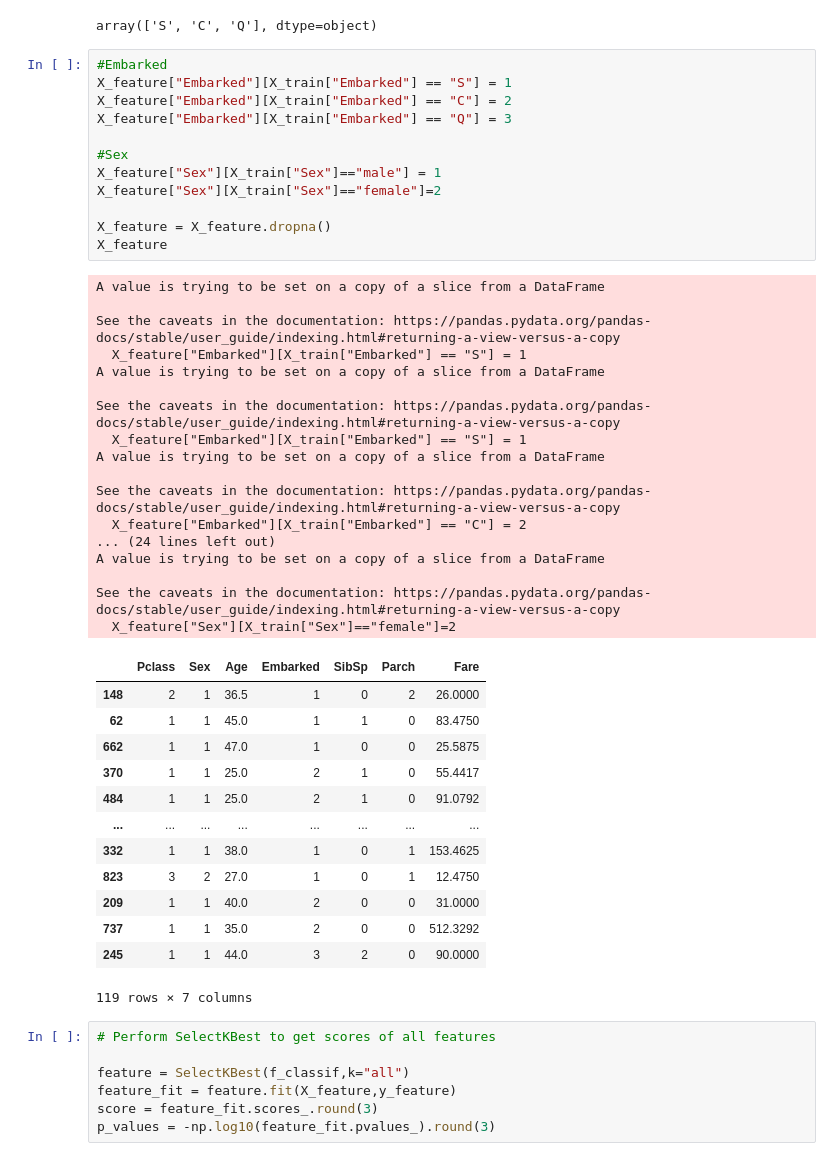
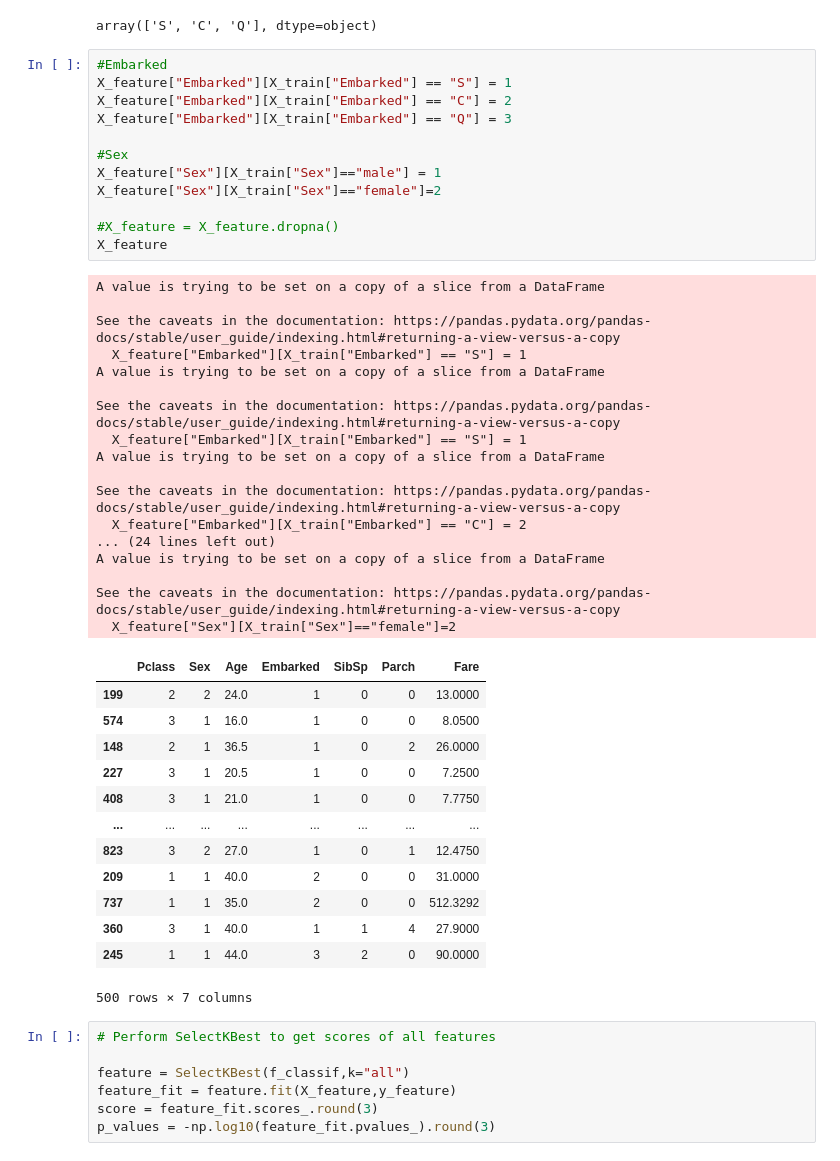
Before and after one commit to ericrkuo/dsci-100-group-12, a Jupyter notebook: report.ipynb, the cells around one changed output. Cells and saved outputs as stored; diff of their text form.

```diff
--- a/report.ipynb
+++ b/report.ipynb
@@ -544,46 +546,46 @@ array(['S', 'C', 'Q'], dtype=object)
 # %%
 #Embarked
 X_feature["Embarked"][X_train["Embarked"] == "S"] = 1
 X_feature["Embarked"][X_train["Embarked"] == "C"] = 2
 X_feature["Embarked"][X_train["Embarked"] == "Q"] = 3
 
 #Sex
 X_feature["Sex"][X_train["Sex"]=="male"] = 1
 X_feature["Sex"][X_train["Sex"]=="female"]=2
 
-X_feature = X_feature.dropna()
+#X_feature = X_feature.dropna()
 X_feature
 # %% [output]
 A value is trying to be set on a copy of a slice from a DataFrame
 
 See the caveats in the documentation: https://pandas.pydata.org/pandas-docs/stable/user_guide/indexing.html#returning-a-view-versus-a-copy
   X_feature["Embarked"][X_train["Embarked"] == "S"] = 1
 A value is trying to be set on a copy of a slice from a DataFrame
 
 See the caveats in the documentation: https://pandas.pydata.org/pandas-docs/stable/user_guide/indexing.html#returning-a-view-versus-a-copy
   X_feature["Embarked"][X_train["Embarked"] == "S"] = 1
 A value is trying to be set on a copy of a slice from a DataFrame
 
 See the caveats in the documentation: https://pandas.pydata.org/pandas-docs/stable/user_guide/indexing.html#returning-a-view-versus-a-copy
   X_feature["Embarked"][X_train["Embarked"] == "C"] = 2
 ... (24 lines left out)
 A value is trying to be set on a copy of a slice from a DataFrame
 
 See the caveats in the documentation: https://pandas.pydata.org/pandas-docs/stable/user_guide/indexing.html#returning-a-view-versus-a-copy
   X_feature["Sex"][X_train["Sex"]=="female"]=2
 |  | Pclass | Sex | Age | Embarked | SibSp | Parch | Fare |
+| 199 | 2 | 2 | 24.0 | 1 | 0 | 0 | 13.0000 |
+| 574 | 3 | 1 | 16.0 | 1 | 0 | 0 | 8.0500 |
 | 148 | 2 | 1 | 36.5 | 1 | 0 | 2 | 26.0000 |
-| 62 | 1 | 1 | 45.0 | 1 | 1 | 0 | 83.4750 |
-| 662 | 1 | 1 | 47.0 | 1 | 0 | 0 | 25.5875 |
-| 370 | 1 | 1 | 25.0 | 2 | 1 | 0 | 55.4417 |
-| 484 | 1 | 1 | 25.0 | 2 | 1 | 0 | 91.0792 |
+| 227 | 3 | 1 | 20.5 | 1 | 0 | 0 | 7.2500 |
+| 408 | 3 | 1 | 21.0 | 1 | 0 | 0 | 7.7750 |
 | ... | ... | ... | ... | ... | ... | ... | ... |
-| 332 | 1 | 1 | 38.0 | 1 | 0 | 1 | 153.4625 |
 | 823 | 3 | 2 | 27.0 | 1 | 0 | 1 | 12.4750 |
 | 209 | 1 | 1 | 40.0 | 2 | 0 | 0 | 31.0000 |
 | 737 | 1 | 1 | 35.0 | 2 | 0 | 0 | 512.3292 |
+| 360 | 3 | 1 | 40.0 | 1 | 1 | 4 | 27.9000 |
 | 245 | 1 | 1 | 44.0 | 3 | 2 | 0 | 90.0000 |
-119 rows × 7 columns
+500 rows × 7 columns
 # %%
 # Perform SelectKBest to get scores of all features
 
```
Also changed, not shown: parts of 24 cells of this notebook.
